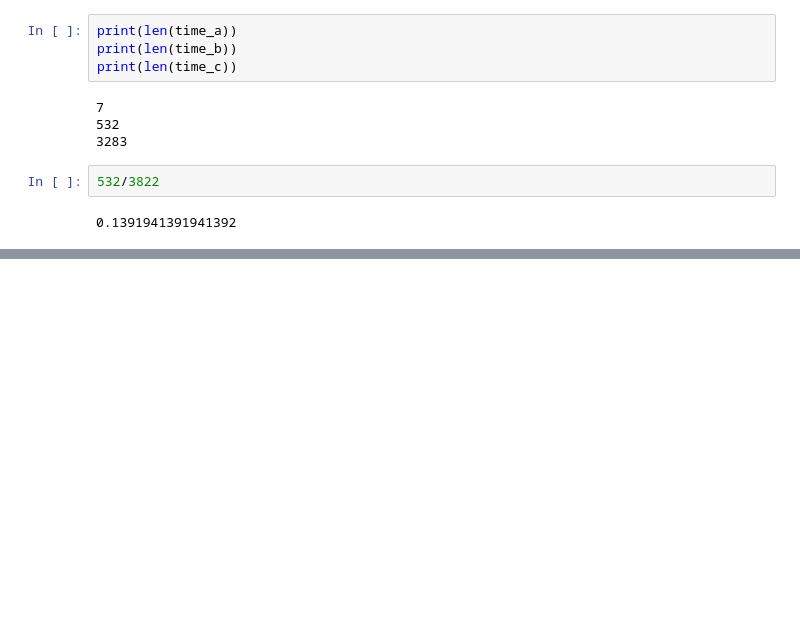
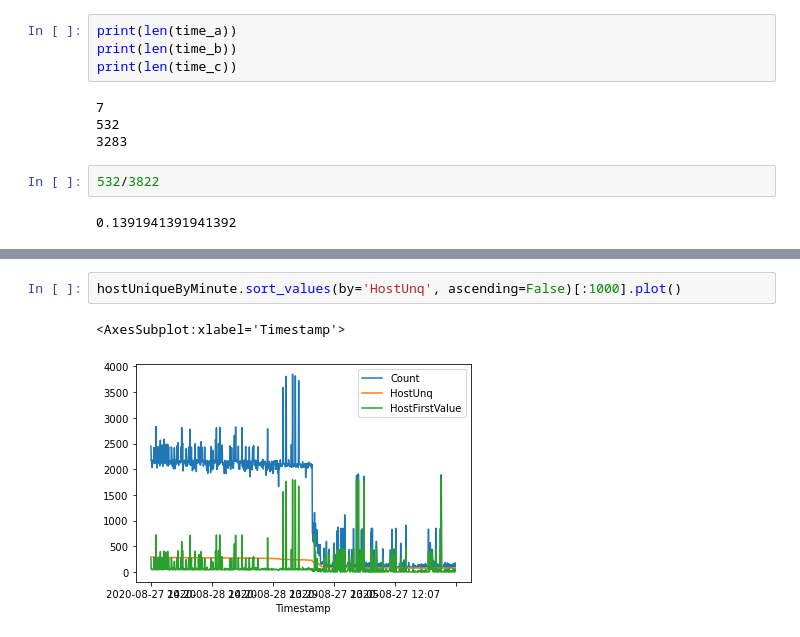
Before and after one commit to gnsia/conan, a Jupyter notebook: EDA/2020-10-28-EDA-log-data-date-hour-minute.ipynb, the cells around one changed output, grey strips where cells are left out. Drawn from its saved outputs; the diff is of its cells as text; blank space fills up the shorter version.

```diff
--- a/EDA/2020-10-28-EDA-log-data-date-hour-minute.ipynb
+++ b/EDA/2020-10-28-EDA-log-data-date-hour-minute.ipynb
@@ -254,0 +299,5 @@ Name: Host, dtype: int64
+# %%
+hostUniqueByMinute.sort_values(by='HostUnq', ascending=False)[:1000].plot()
+# %% [output]
+<AxesSubplot:xlabel='Timestamp'>
+[figure, added]
```
Also changed, not shown: parts of 29 cells of this notebook, 1 other file.
